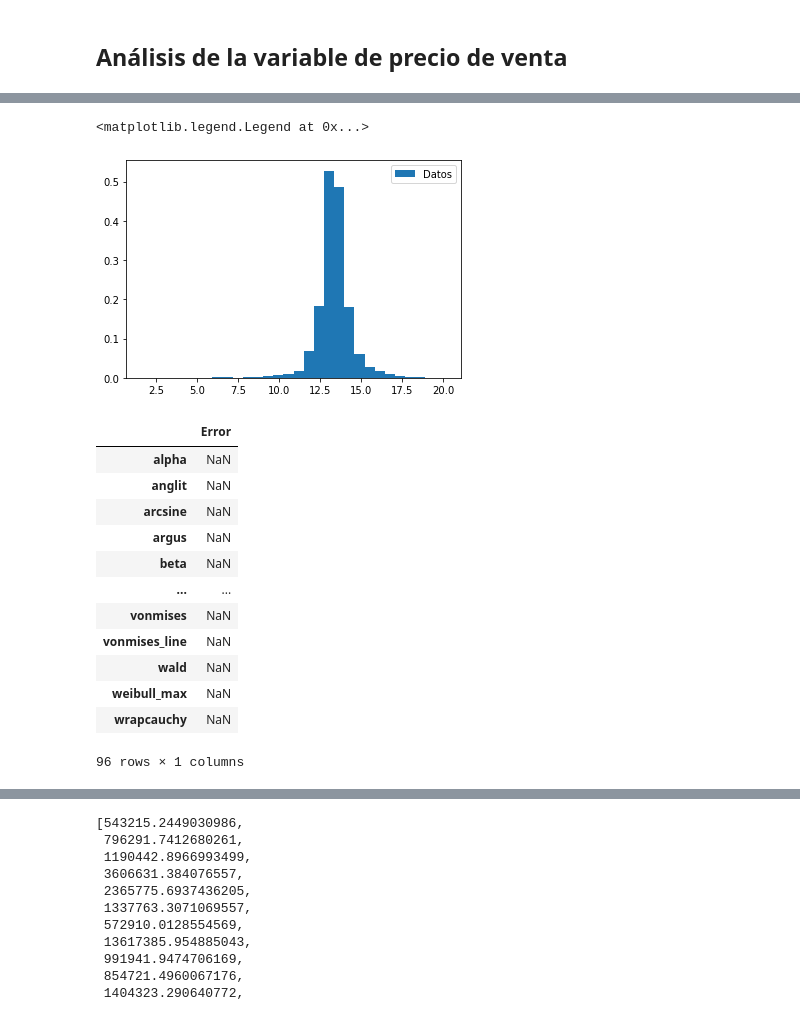
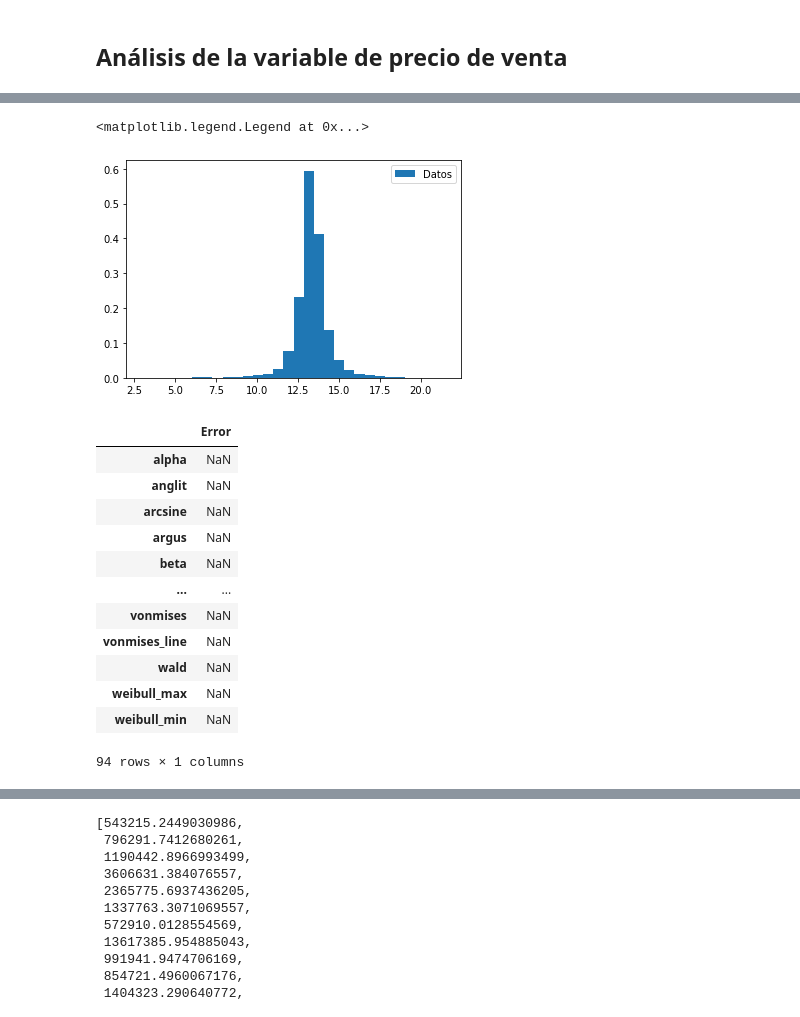
Before and after one commit to danielperhez/Proyecto_PRivera_CPerez, a Jupyter notebook: Proyecto_PRivera_CPerez.ipynb, the cells around one changed output, grey strips where cells are left out. Cells and saved outputs as stored; diff of their text form; code cells hidden in the pictures.

```diff
--- a/Proyecto_PRivera_CPerez.ipynb
+++ b/Proyecto_PRivera_CPerez.ipynb
@@ -177,6 +177,7 @@ data
 v1_data_df = data[['SALE PRICE']]
 v1_data_df = v1_data_df.replace(['0', '1', '10', '100'], np.nan).dropna()
 v1_data_df = v1_data_df.sort_values(by = 'SALE PRICE')
+v1_data_df = v1_data_df.sample(n = 200)
 v1_data_df
 # %% [output]
 |  | SALE PRICE |
@@ -221,13 +232,13 @@ plt.legend(loc = 'best')
 # %%
-y, x, _ = plt.hist(var, bins = 30, density = True, label = 'Datos')
+y, x, _ = plt.hist(v1_data, bins = 30, density = True, label = 'Datos')
 x = x[1:]
 plt.legend(loc = 'best')
 # %% [output]
 <matplotlib.legend.Legend at 0x...>
-[figure, old version]
+[figure, new version]
 # %%
 distribuciones_c = [d for d in dir(st) if isinstance(getattr(st, d), getattr(st, 'rv_continuous'))]
-[distribuciones_c.remove(distribuciones_c[i]) for i in [55, 60, 71, 72, 95]]
+[distribuciones_c.remove(distribuciones_c[i]) for i in [55, 59, 60, 71, 72, 95, 68]]
 error = pd.DataFrame(index = distribuciones_c, columns = ['Error'])
 error
 # %% [output]
@@ -242,8 +253,8 @@ error
 | vonmises_line | NaN |
 | wald | NaN |
 | weibull_max | NaN |
-| wrapcauchy | NaN |
+| weibull_min | NaN |
-96 rows × 1 columns
+94 rows × 1 columns
 # %%
 warnings.filterwarnings("ignore")
 
```
Also changed, not shown: parts of 27 cells of this notebook.
